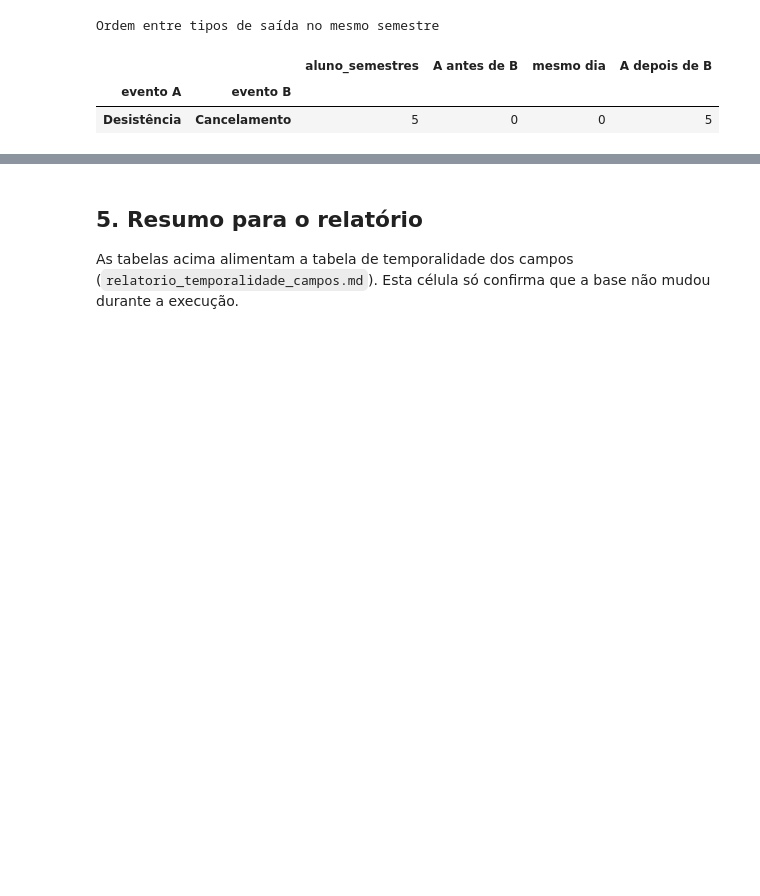
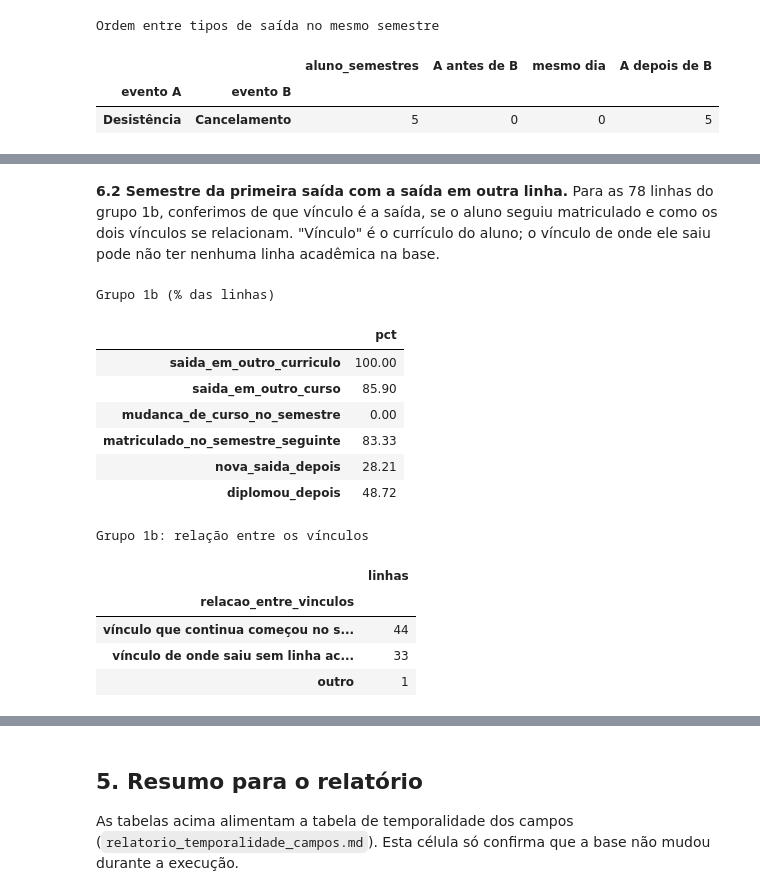
Before and after one commit to jovsxf/TCC, a Jupyter notebook: temporalidade_campos_v4.ipynb, the cells around one changed output, grey strips where cells are left out. Cells and saved outputs as stored; diff of their text form; code cells hidden in the pictures; blank space fills up the shorter version.

```diff
--- a/temporalidade_campos_v4.ipynb
+++ b/temporalidade_campos_v4.ipynb
@@ -581,0 +634,51 @@ Ordem entre tipos de saída no mesmo semestre
+# %% [markdown]
+**6.2 Semestre da primeira saída com a saída em outra linha.** Para as 78 linhas do grupo 1b, conferimos de que vínculo é a saída, se o aluno seguiu matriculado e como os dois vínculos se relacionam. "Vínculo" é o currículo do aluno; o vínculo de onde ele saiu pode não ter nenhuma linha acadêmica na base.
+# %%
+outra_linha = academica.loc[academica.GRUPO.eq("1b. semestre da primeira saída (saída em outra linha)")].copy()
+saidas = df.loc[df.SAIDA, ["HANDLEALUNO", "SEM", "HANDLEALUNOCURRICULO", "SIGLACURSO"]]
+inicio_vinculo = academica.groupby("HANDLEALUNOCURRICULO").SEM.min()
+semestres_academicos = set(zip(academica.HANDLEALUNO, academica.SEM))
+depois = df.loc[df.PRIMEIRA_SAIDA.notna() & df.SEM.gt(df.PRIMEIRA_SAIDA)]
+saiu_de_novo = set(depois.loc[depois.SAIDA].HANDLEALUNO)
+diplomou = set(df.loc[df.TEVEDIPLOMACAO.eq(1).fillna(False) & df.SEM.ge(df.PRIMEIRA_SAIDA.fillna(np.inf))].HANDLEALUNO)
+mudou_curso = set(zip(df.loc[df.TEVEMUDANCACURSO.eq(1).fillna(False)].HANDLEALUNO,
+                      df.loc[df.TEVEMUDANCACURSO.eq(1).fillna(False)].SEM))
+
+def descrever(linha):
+    da_saida = saidas.loc[saidas.HANDLEALUNO.eq(linha.HANDLEALUNO) & saidas.SEM.eq(linha.SEM)]
+    inicio_saiu = [inicio_vinculo[h] for h in da_saida.HANDLEALUNOCURRICULO if h in inicio_vinculo.index]
+    if not inicio_saiu:
+        relacao = "vínculo de onde saiu sem linha acadêmica"
+    elif inicio_vinculo[linha.HANDLEALUNOCURRICULO] == linha.SEM:
+        relacao = "vínculo que continua começou no semestre da saída"
+    else:
+        relacao = "outro"
+    return pd.Series({
+        "saida_em_outro_curriculo": bool(da_saida.HANDLEALUNOCURRICULO.ne(linha.HANDLEALUNOCURRICULO).any()),
+        "saida_em_outro_curso": bool(da_saida.SIGLACURSO.ne(linha.SIGLACURSO).any()),
+        "mudanca_de_curso_no_semestre": (linha.HANDLEALUNO, linha.SEM) in mudou_curso,
+        "matriculado_no_semestre_seguinte": (linha.HANDLEALUNO, linha.SEM + 1) in semestres_academicos,
+        "nova_saida_depois": linha.HANDLEALUNO in saiu_de_novo,
+        "diplomou_depois": linha.HANDLEALUNO in diplomou,
+        "relacao_entre_vinculos": relacao,
+    })
+
+perfil_1b = outra_linha.apply(descrever, axis=1)
+indicadores_1b = [c for c in perfil_1b.columns if c != "relacao_entre_vinculos"]
+mostrar("Grupo 1b (% das linhas)", (perfil_1b[indicadores_1b].astype(float).mean() * 100).to_frame("pct"))
+mostrar("Grupo 1b: relação entre os vínculos", perfil_1b.relacao_entre_vinculos.value_counts().to_frame("linhas"))
+# %% [output]
+Grupo 1b (% das linhas)
+|  | pct |
+| saida_em_outro_curriculo | 100.00 |
+| saida_em_outro_curso | 85.90 |
+| mudanca_de_curso_no_semestre | 0.00 |
+| matriculado_no_semestre_seguinte | 83.33 |
+| nova_saida_depois | 28.21 |
+| diplomou_depois | 48.72 |
+Grupo 1b: relação entre os vínculos
+|  | linhas |
+| relacao_entre_vinculos |  |
+| vínculo que continua começou no s... | 44 |
+| vínculo de onde saiu sem linha ac... | 33 |
+| outro | 1 |
```
Also changed, not shown: parts of 4 cells of this notebook, 1 other file.
